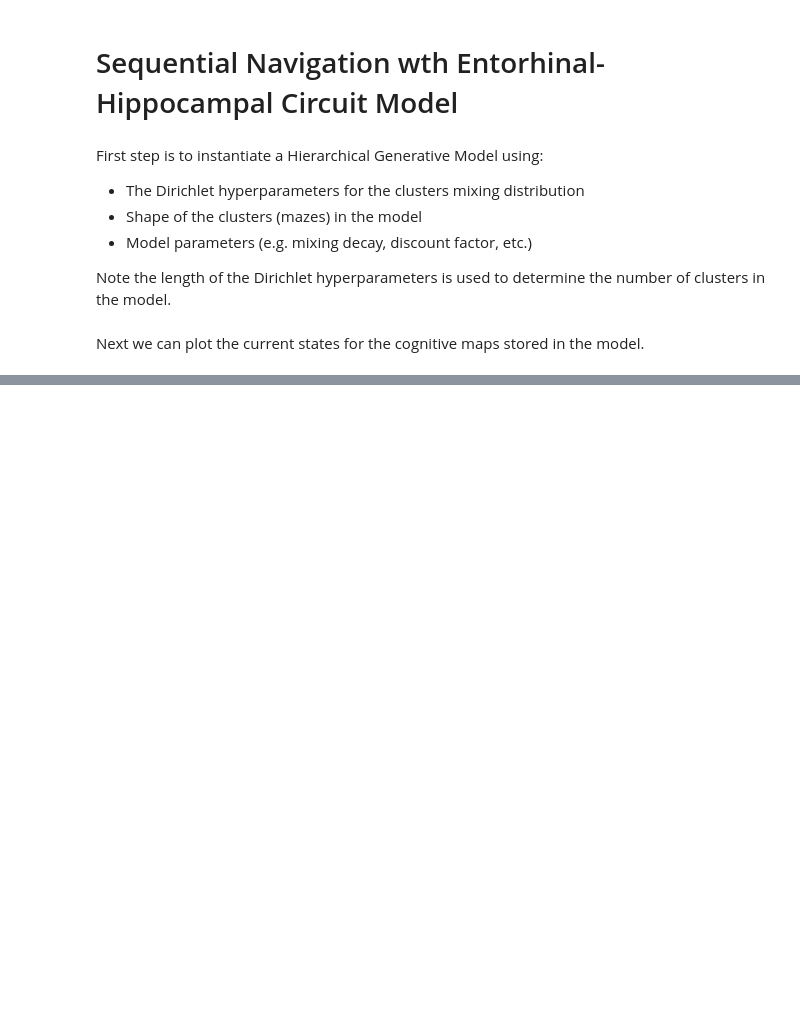
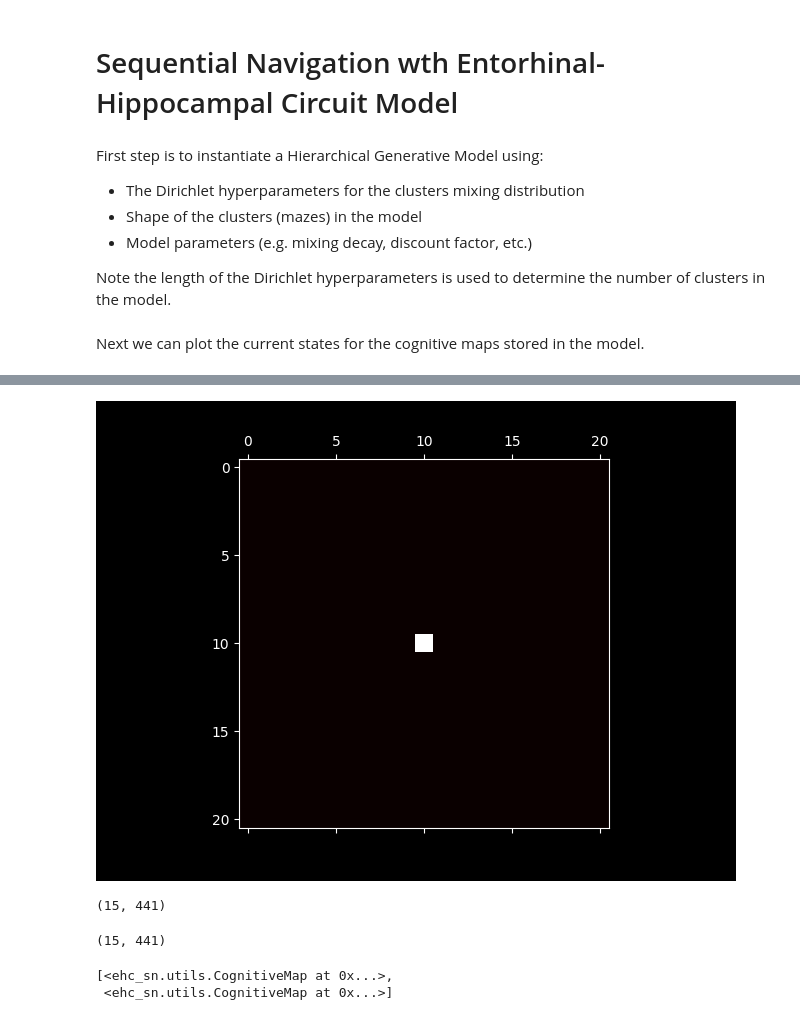
Before and after one commit to BorjaEst/ehc-sn, a Jupyter notebook: examples/first-example.ipynb, the cells around one changed output, grey strips where cells are left out. Drawn from its saved outputs; the diff is of its cells as text; code cells hidden in the pictures; blank space fills up the shorter version.

```diff
--- a/examples/first-example.ipynb
+++ b/examples/first-example.ipynb
@@ -29,0 +36,33 @@ for map, ax in zip(model.Θ, axs):
+# %%
+episode = utils.rand_episode(start=(10, 10), size=[21] * 2, T=15)
+fig, ax = plt.subplots()
+cax = ax.matshow(episode[0], cmap="hot")
+
+
+def update(frame):
+    cax.set_data(episode[frame])
+    return (cax,)
+
+
+ani = animation.FuncAnimation(fig, update, frames=len(episode), interval=500, blit=True)
+
+plt.show()
+# %% [output]
+[figure, added]
+# %%
+episode = episode.reshape(15, -1)
+episode.shape
+# %% [output]
+(15, 441)
+# %%
+n_episodes = 10
+episodes = [episode for _ in range(n_episodes)]
+episodes[0].shape
+# %% [output]
+(15, 441)
+# %%
+priority_maps = model.learning(episodes)
+priority_maps
+# %% [output]
+[<ehc_sn.utils.CognitiveMap at 0x...>,
+ <ehc_sn.utils.CognitiveMap at 0x...>]
```
Also changed, not shown: parts of 6 cells of this notebook.
